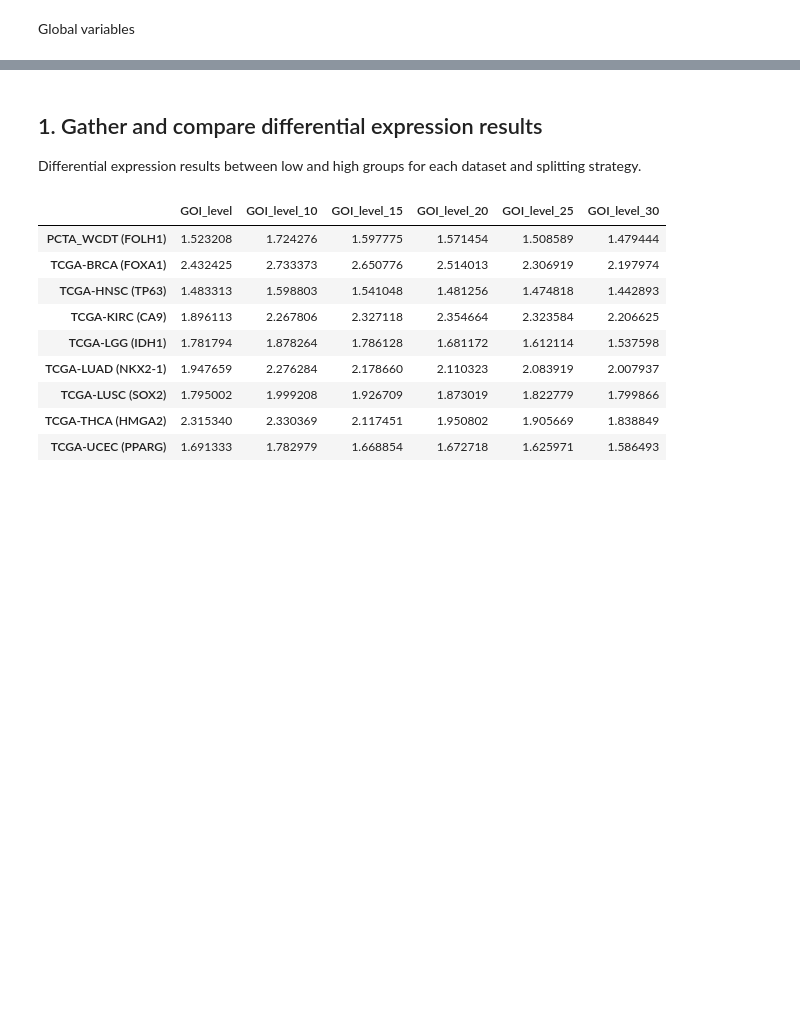
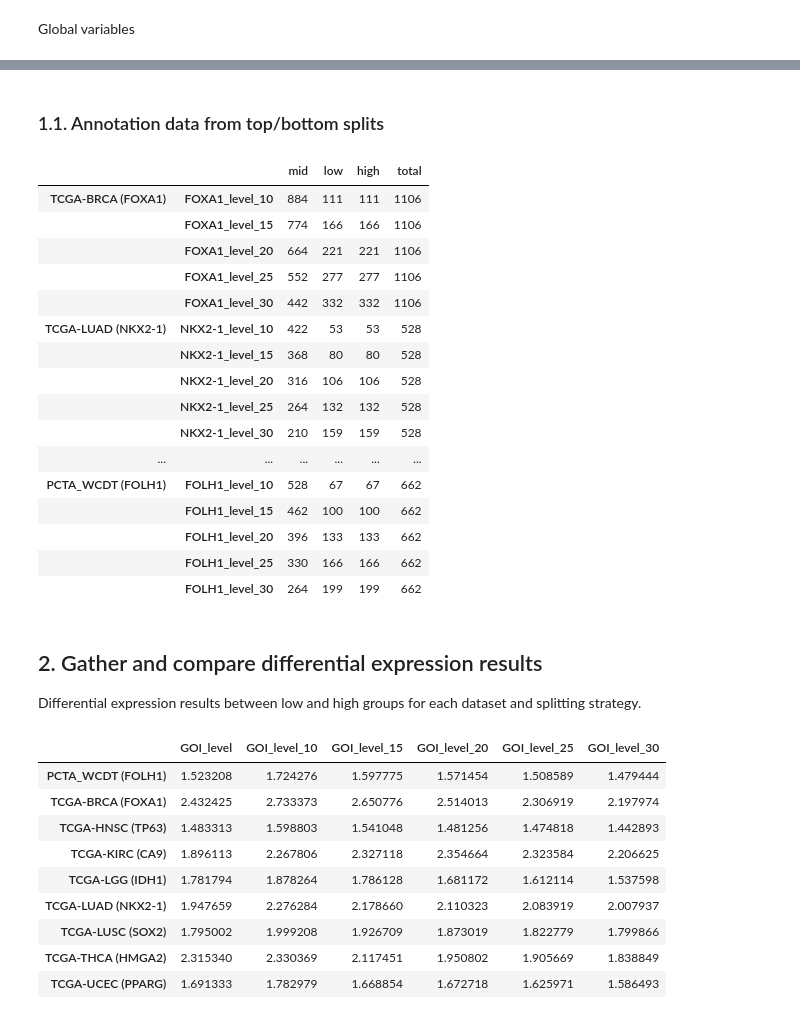
Before and after one commit to CarlosUziel/goi-strat, a Jupyter notebook: notebooks/methods_comparison.ipynb, the cells around one changed output, grey strips where cells are left out. Saved outputs shown, nothing was run; the diff lists cells and outputs as text; code cells hidden in the pictures; blank space fills up the shorter version.

```diff
--- a/notebooks/methods_comparison.ipynb
+++ b/notebooks/methods_comparison.ipynb
@@ -59,0 +69,11 @@ MULTI_DATASET_PATH.mkdir(parents=True, exist_ok=True)
+# %%
+group_counts_gsva = {}
+for dataset, marker in DATASETS_MARKERS.items():
+    data_root = ROOT.joinpath(f"{dataset}_{marker}")
+    annot_df = pd.read_csv(data_root.joinpath("data").joinpath(f"samples_annotation_{marker}_gsva.csv"), index_col=0)
+    group_counts_gsva[dataset + f" ({marker})"] = annot_df[f"{marker}_level"].value_counts().to_dict()
+    group_counts_gsva[dataset + f" ({marker})"].update({"total": len(annot_df)})
+
+group_counts_gsva_df = pd.DataFrame(group_counts_gsva).T
+group_counts_gsva_df.to_csv(MULTI_DATASET_PATH.joinpath("group_counts_gsva_df.csv"))
+display(group_counts_gsva_df)
@@ -60,5 +91,37 @@ MULTI_DATASET_PATH.mkdir(parents=True, exist_ok=True)
+# %% [markdown]
+### 1.1. Annotation data from top/bottom splits
+# %%
+group_counts_perc = dict()
+for (dataset, marker), percentile in product(DATASETS_MARKERS.items(), PERCENTILES):
+    data_root = ROOT.joinpath(f"{dataset}_{marker}")
+    annot_df = pd.read_csv(data_root.joinpath("data").joinpath(f"samples_annotation_{marker}_perc.csv"), index_col=0)
+    contrast_factor = f"{marker}_level_{percentile}"
+    group_counts_perc[(dataset + f" ({marker})", contrast_factor)] = annot_df[contrast_factor].value_counts().to_dict()
+    group_counts_perc[(dataset + f" ({marker})", contrast_factor)].update({"total": len(annot_df)})
+
+group_counts_perc_df = pd.DataFrame(group_counts_perc).T
+group_counts_perc_df.to_csv(MULTI_DATASET_PATH.joinpath("group_counts_perc_df.csv"))
+display(group_counts_perc_df)
+# %% [output]
+|  |  | mid | low | high | total |
+| TCGA-BRCA (FOXA1) | FOXA1_level_10 | 884 | 111 | 111 | 1106 |
+|  | FOXA1_level_15 | 774 | 166 | 166 | 1106 |
+|  | FOXA1_level_20 | 664 | 221 | 221 | 1106 |
+|  | FOXA1_level_25 | 552 | 277 | 277 | 1106 |
+|  | FOXA1_level_30 | 442 | 332 | 332 | 1106 |
+| TCGA-LUAD (NKX2-1) | NKX2-1_level_10 | 422 | 53 | 53 | 528 |
+|  | NKX2-1_level_15 | 368 | 80 | 80 | 528 |
+|  | NKX2-1_level_20 | 316 | 106 | 106 | 528 |
+|  | NKX2-1_level_25 | 264 | 132 | 132 | 528 |
+|  | NKX2-1_level_30 | 210 | 159 | 159 | 528 |
+| ... | ... | ... | ... | ... | ... |
+| PCTA_WCDT (FOLH1) | FOLH1_level_10 | 528 | 67 | 67 | 662 |
+|  | FOLH1_level_15 | 462 | 100 | 100 | 662 |
+|  | FOLH1_level_20 | 396 | 133 | 133 | 662 |
+|  | FOLH1_level_25 | 330 | 166 | 166 | 662 |
+|  | FOLH1_level_30 | 264 | 199 | 199 | 662 |
 # %% [markdown]
-## 1. Gather and compare differential expression results
+## 2. Gather and compare differential expression results
 
 Differential expression results between low and high groups for each dataset and splitting strategy.
 # %%
```
Also changed, not shown: parts of 10 cells of this notebook.
